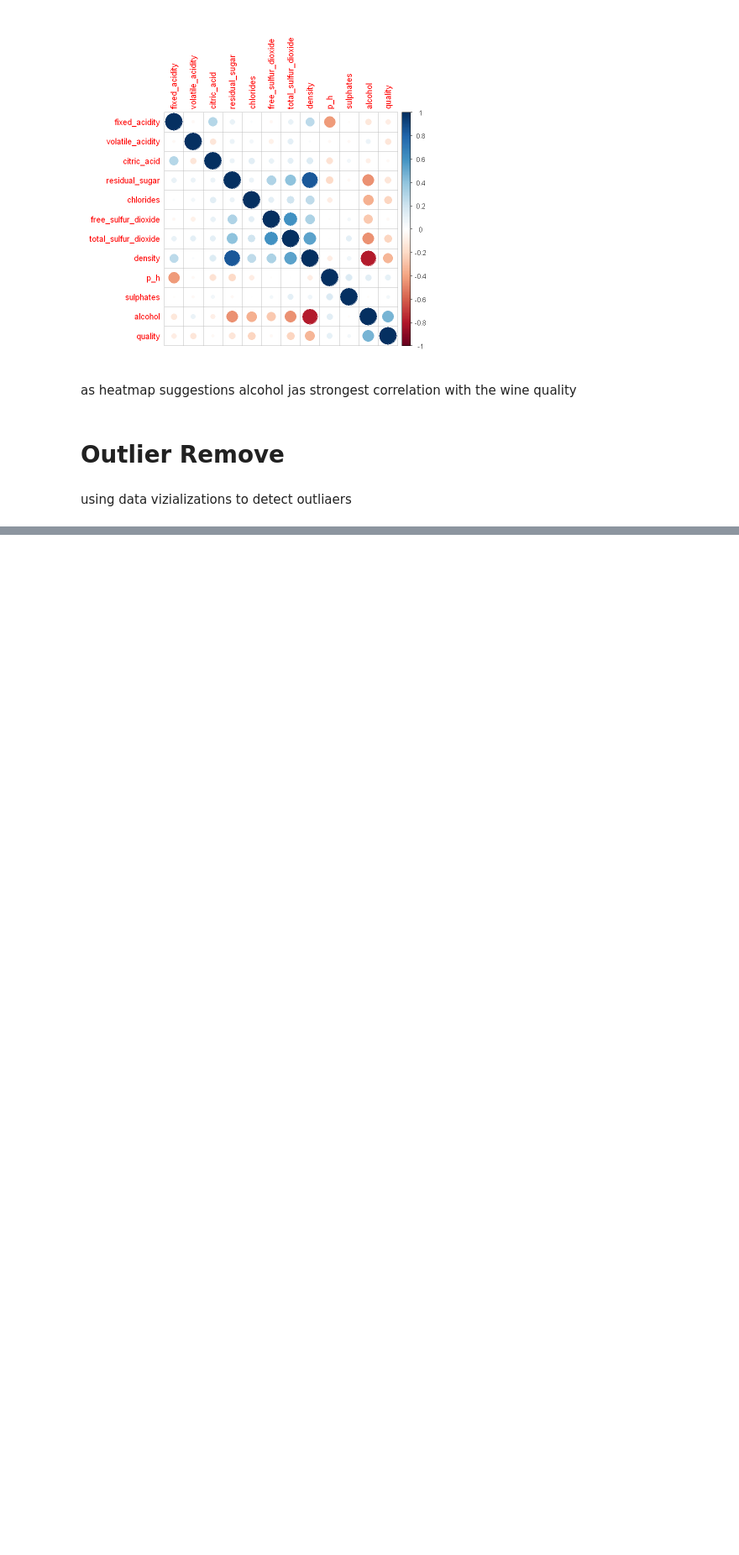
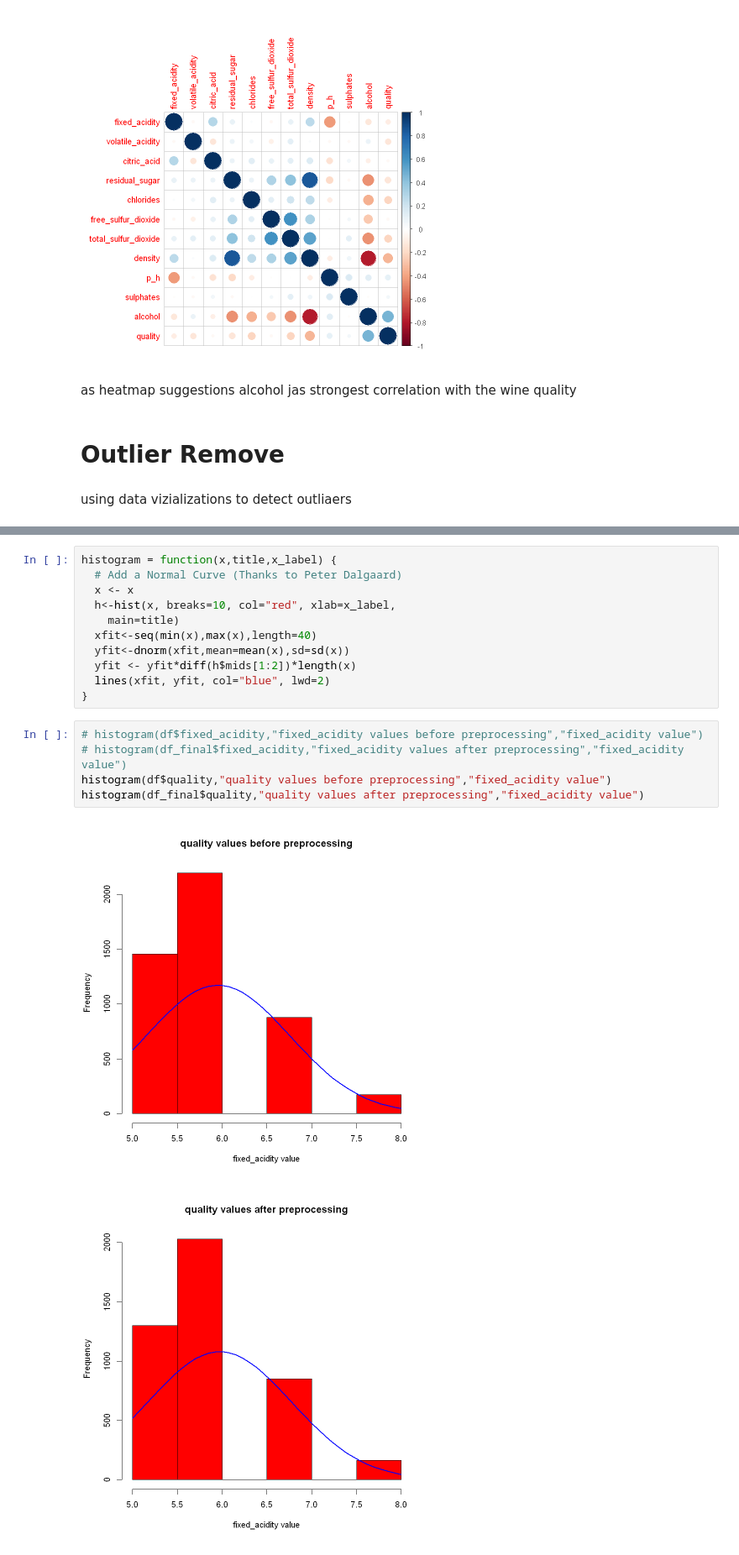
Before and after one commit to Saranga99/DM-ML, a Jupyter notebook: coursework/CW_Q1.ipynb, the cells around one changed output, grey strips where cells are left out. Shown at 84% size. Drawn from its saved outputs; the diff is of its cells as text; blank space fills up the shorter version.

```diff
--- a/coursework/CW_Q1.ipynb
+++ b/coursework/CW_Q1.ipynb
@@ -105,0 +218,19 @@ A data.frame: 6 × 2
+# %%
+histogram = function(x,title,x_label) {
+  # Add a Normal Curve (Thanks to Peter Dalgaard)
+  x <- x
+  h<-hist(x, breaks=10, col="red", xlab=x_label,
+    main=title)
+  xfit<-seq(min(x),max(x),length=40)
+  yfit<-dnorm(xfit,mean=mean(x),sd=sd(x))
+  yfit <- yfit*diff(h$mids[1:2])*length(x)
+  lines(xfit, yfit, col="blue", lwd=2)
+}
+# %%
+# histogram(df$fixed_acidity,"fixed_acidity values before preprocessing","fixed_acidity value")
+# histogram(df_final$fixed_acidity,"fixed_acidity values after preprocessing","fixed_acidity value")
+histogram(df$quality,"quality values before preprocessing","fixed_acidity value")
+histogram(df_final$quality,"quality values after preprocessing","fixed_acidity value")
+# %% [output]
+[figure, added]
+[figure, added]
```
Also changed, not shown: parts of 21 cells of this notebook, 15 other files.
